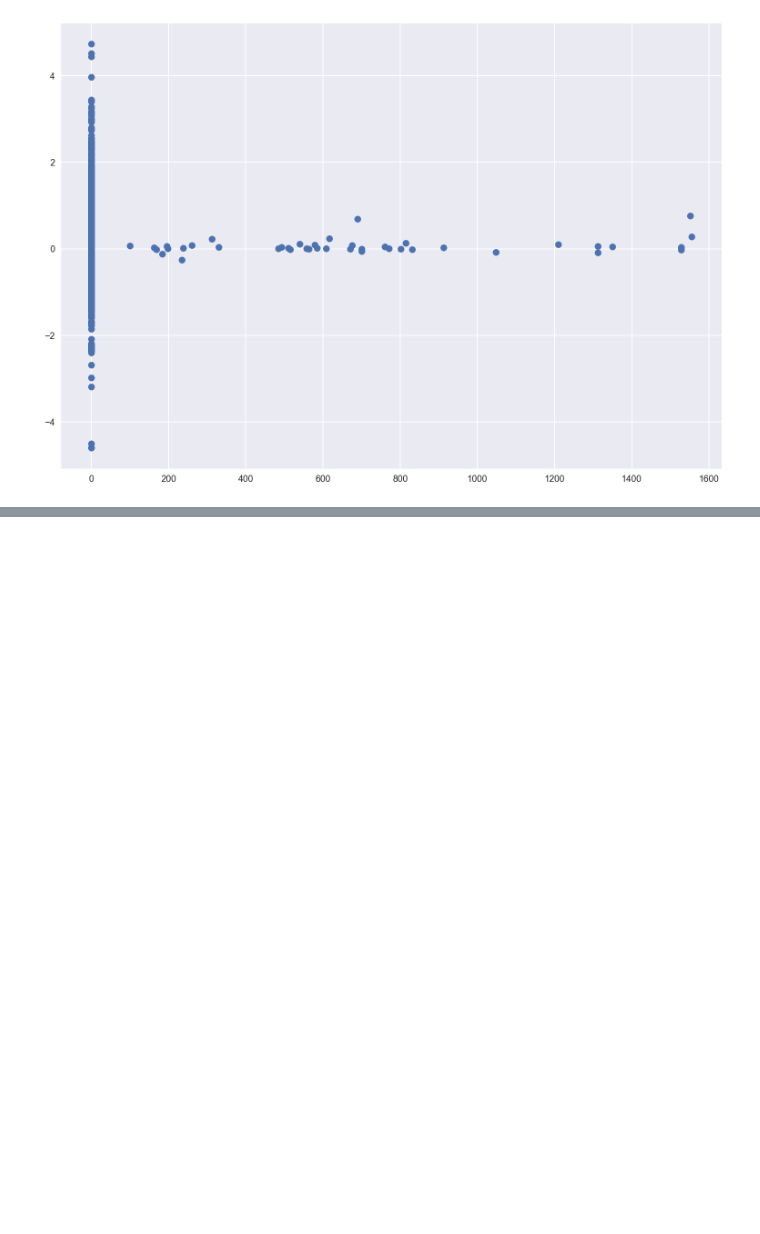
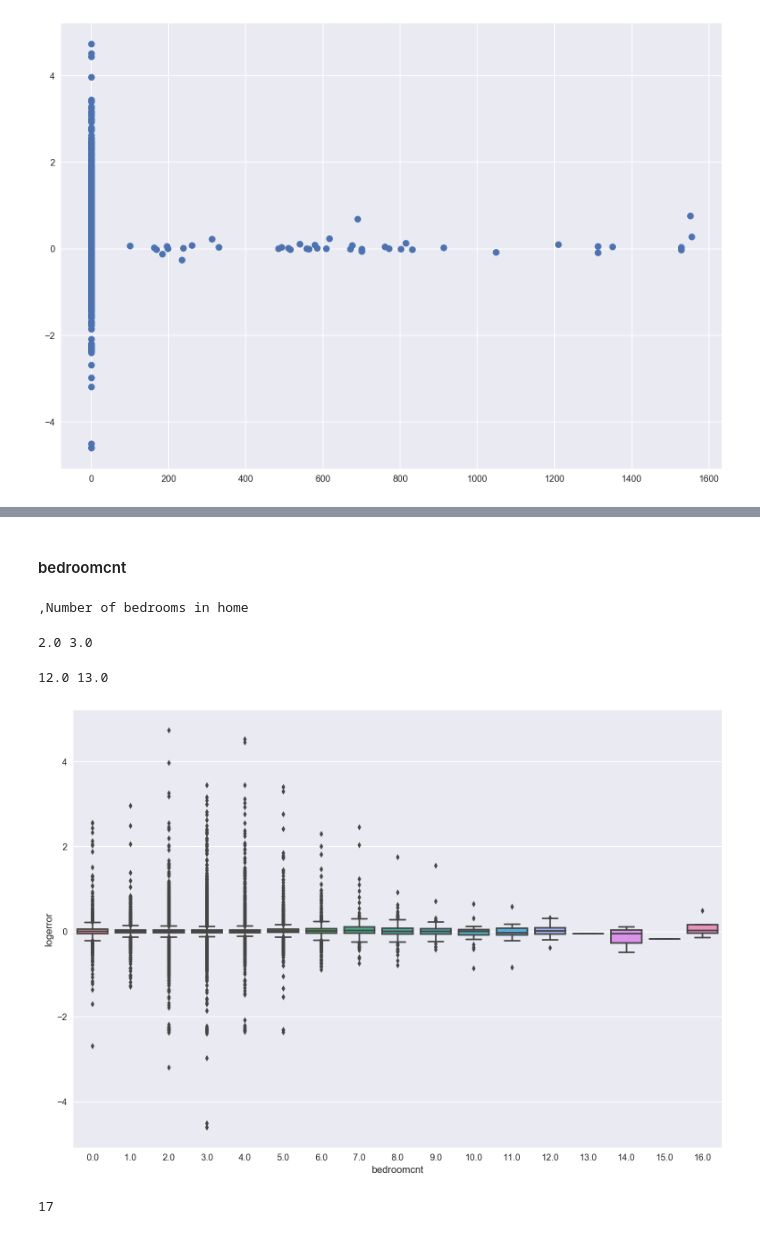
Before and after one commit to minus31/Zillow_Home_Value_Prediction, a Jupyter notebook: notebooks/EDA_properties.ipynb, the cells around one changed output, grey strips where cells are left out. Cells and saved outputs as stored; diff of their text form; code cells hidden in the pictures; blank space fills up the shorter version.

```diff
--- a/notebooks/EDA_properties.ipynb
+++ b/notebooks/EDA_properties.ipynb
@@ -211,0 +211,25 @@ plt.scatter(df_16.bathroomcnt, df_16.logerror)
+# %% [markdown]
+#### bedroomcnt
+# %%
+print(data_dict["bedroomcnt"])
+# %% [output]
+,Number of bedrooms in home
+# %%
+# plt.scatter(df_16.bedroomcnt, df_16.logerror)
+sns.boxplot(df_16.bedroomcnt, df_16.logerror)  # 분산 값에는 차이가 있어보이기도 한다.
+# 등분산 검정
+bedroom_val, bedroom_counts = np.unique(df_16.bedroomcnt, return_counts=True)
+for i, j in zip(bedroom_val[:-1], bedroom_val[1:]):
+    if sp.stats.fligner(df_16.bedroomcnt[df_16.bedroomcnt == i], df_16.bedroomcnt[df_16.bedroomcnt == j])[1] > 0.005:
+        print(i, j)
+
+
+# 2, 3 과 12, 13은 로그에러의 분산이 같다고 볼 수 있겠다. (유의 수준 1 %)
+# %% [output]
+2.0 3.0
+12.0 13.0
+[figure, added]
+# %%
+len(np.unique(df_16.bedroomcnt)) ## 17개 category or 17개의 정수 값
+# %% [output]
+17
```
Also changed, not shown: parts of 75 cells of this notebook, 3 other files.
